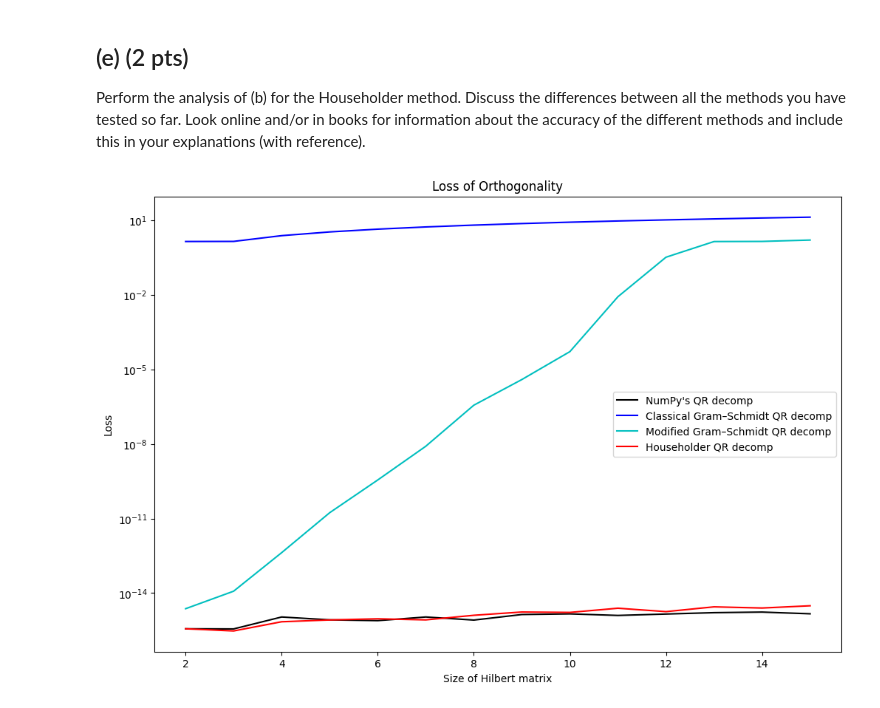
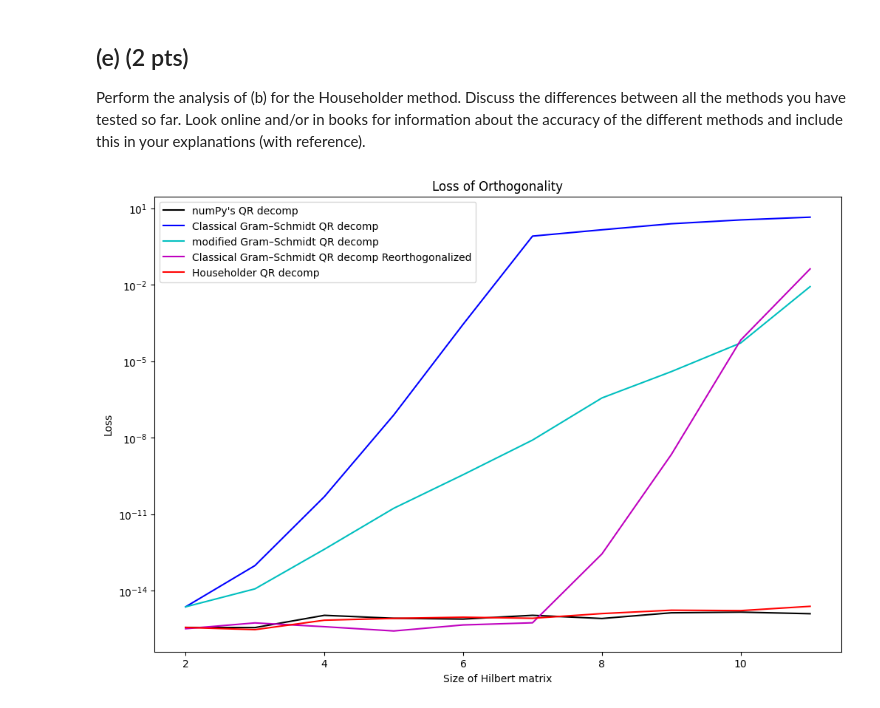
Before and after one commit to aM0NKE/NumericalAlgorithms, a Jupyter notebook: hw3_2022.ipynb, the cells around one changed output. Saved outputs shown, nothing was run; the diff lists cells and outputs as text; code cells hidden in the pictures.

Commit message:
Finished Gram-Schmidt. Started (e)

```diff
--- a/hw3_2022.ipynb
+++ b/hw3_2022.ipynb
@@ -98,7 +99,7 @@ Let $H$ be a Hilbert matrix of size $n$ (see Computer Problem 2.6). Study the qu
 error_numpy = []
 error_gs_clas = []
 error_gs_mod = []
-n_values = np.arange(2, 16)
+n_values = np.arange(2, 12)
 
 for n in n_values:
     Q1, R1 = np.linalg.qr(hilbert(n))
@@ -131,0 +130,22 @@ Try applying the classical procedure twice. Plot again the loss of orthogonality
+# %%
+error_gs_clas = []
+error_gs_clas_reorth = []
+
+for n in n_values:
+    Q1, R1 = classical_gram_schmidt(hilbert(n))
+    Q2, R2 = classical_gram_schmidt(Q1)
+
+    error_gs_clas.append(np.linalg.norm(np.identity(n) - Q1.transpose() @ Q1))
+    error_gs_clas_reorth.append(np.linalg.norm(np.identity(n) - Q2.transpose() @ Q2))
+
+
+plt.rcParams["figure.figsize"] = (12,8)
+plt.plot(n_values, error_gs_clas, color='b', label = "Classical Gram–Schmidt QR decomp")
+plt.plot(n_values, error_gs_clas_reorth, color='m', label = "Classical Gram–Schmidt QR decomp Reorthogonalized")
+
+plt.title("Loss of Orthogonality")
+plt.xlabel('Size of Hilbert matrix')
+plt.ylabel('Loss')
+plt.yscale("log")
+plt.legend()
+plt.show()
@@ -141,14 +163,14 @@ def householder_qr(A, p=False):
 
     Parameters
     A : array_like, shape (m, n)
-        Matrix to be factored.
+        matrix to be factored.
 
     Returns
     Q : ndarray of float, matrix with orthonormal columns.
     R : ndarray of float, upper-triangular matrix.
 
-    Notes
-    DESCRIBE THE METHOD
+    notes
+    DESCRIBE THE mETHOD
 
     '''
 
@@ -189,7 +211,7 @@ def householder_qr(A, p=False):
 
         # if true, print intermediate steps
         if p:
-            print("ITTERATION: {}".format(k))
+            print("ITTERATIOn: {}".format(k))
             print("a:", a)
             print("e:", e)
             print("u:", u)
@@ -203,10 +225,10 @@ def householder_qr(A, p=False):
     return Q, R
 
 A = hilbert(3)
-print("Hilbert Matrix:\n", A,"\n-------------")
+#print("Hilbert matrix:\n", A,"\n-------------")
 
 q, r = np.linalg.qr(A)
-print("NumPy QR-decmoposition:\nQ:\n{}\nR:\n{}\n-------------".format(q,r))
+#print("numPy QR-decmoposition:\nQ:\n{}\nR:\n{}\n-------------".format(q,r))
 
 Q, R = householder_qr(A)
-print("Our Householder QR-decomposition:\nQ:\n{}\nR:\n{}\n-------------".format(Q,R))
+#print("Our Householder QR-decomposition:\nQ:\n{}\nR:\n{}\n-------------".format(Q,R))
@@ -233,22 +237,24 @@ R:
 Perform the analysis of (b) for the Householder method. Discuss the differences between all the methods you have tested so far. Look online and/or in books for information about the accuracy of the different methods and include this in your explanations (with reference).
 # %%
 error_householder = []
+
 for n in n_values:
     Q, R = householder_qr(hilbert(n))
     error_householder.append(np.linalg.norm(np.identity(n) - Q.transpose() @ Q))
 
 plt.rcParams["figure.figsize"] = (12,8)
-plt.plot(n_values, error_numpy, color='k', label = "NumPy's QR decomp")
+plt.plot(n_values, error_numpy, color='k', label = "numPy's QR decomp")
 plt.plot(n_values, error_gs_clas, color='b', label = "Classical Gram–Schmidt QR decomp")
-plt.plot(n_values, error_gs_mod, color='c', label = "Modified Gram–Schmidt QR decomp")
+plt.plot(n_values, error_gs_mod, color='c', label = "modified Gram–Schmidt QR decomp")
+plt.plot(n_values, error_gs_clas_reorth, color='m', label = "Classical Gram–Schmidt QR decomp Reorthogonalized")
 plt.plot(n_values, error_householder, color='r', label="Householder QR decomp")
 
 plt.title("Loss of Orthogonality")
 plt.xlabel('Size of Hilbert matrix')
 plt.ylabel('Loss')
 plt.yscale("log")
 plt.legend()
 plt.show()
 # %% [output]
-[figure, old version]
+[figure, new version]
 # %% [markdown]
```
Also changed, not shown: parts of 8 cells of this notebook.
